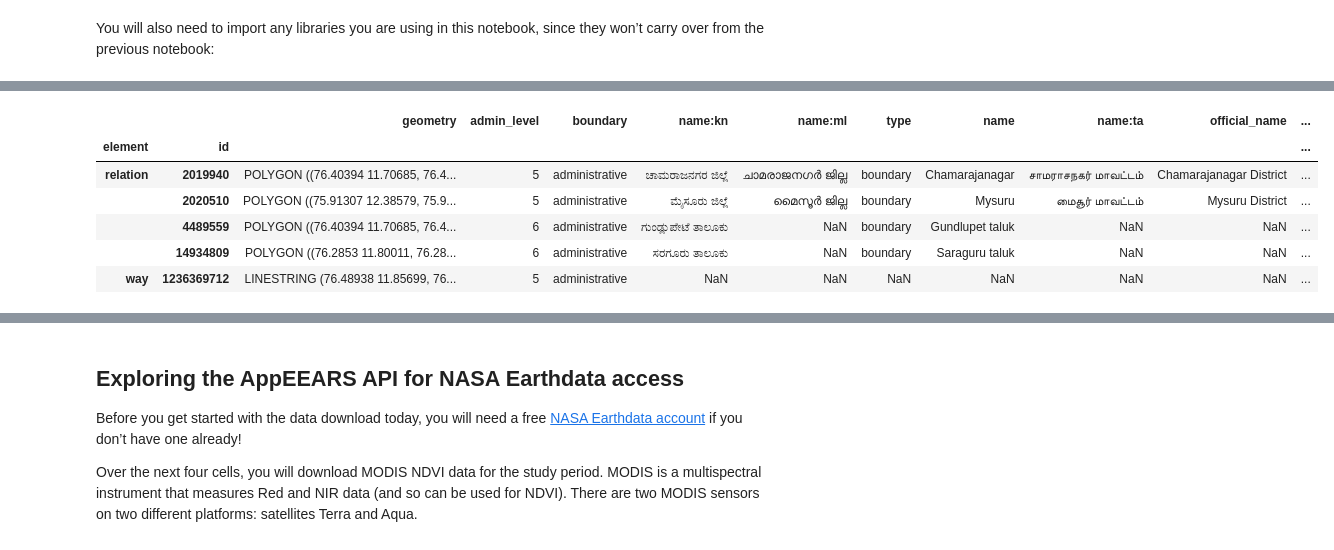
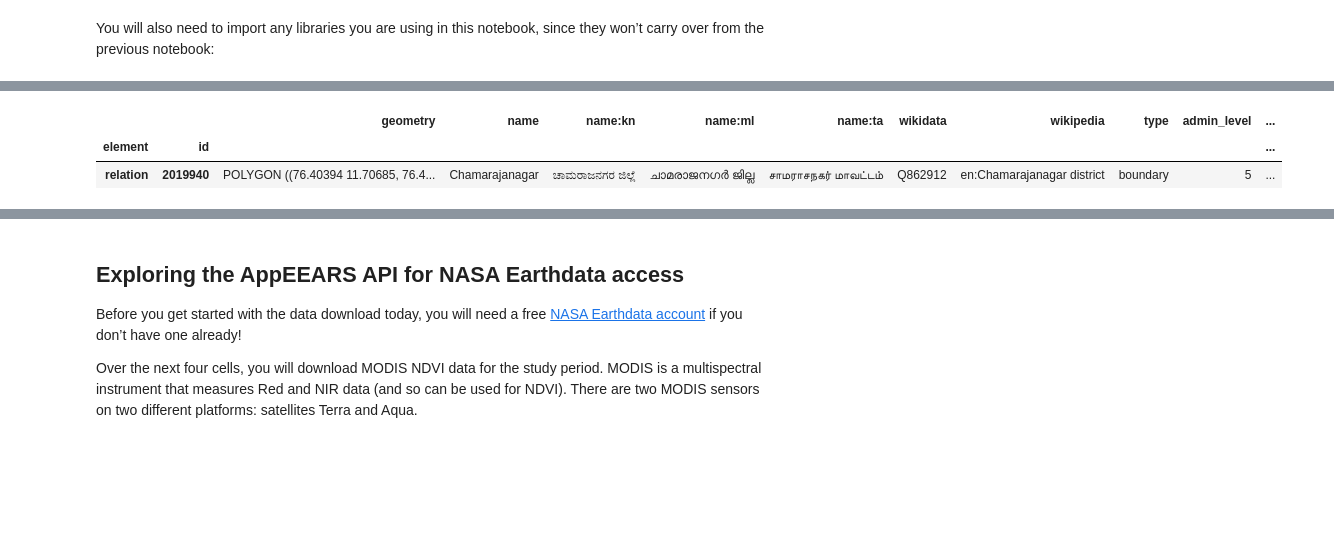
Before and after one commit to git-gauravchakrabarty/02-vegetation-git-gauravchakrabarty, a Jupyter notebook: notebooks/vegetation-92-download-ndvi.ipynb, the cells around one changed output, grey strips where cells are left out. Saved outputs shown, nothing was run; the diff lists cells and outputs as text; code cells hidden in the pictures; blank space fills up the shorter version.

```diff
--- a/notebooks/vegetation-92-download-ndvi.ipynb
+++ b/notebooks/vegetation-92-download-ndvi.ipynb
@@ -52,18 +52,14 @@ os.makedirs(data_dir, exist_ok=True)
 # %%
 # Search for your site
 bandipur_gdf = osm.features_from_address(
     'Bandipur National park, India',
-    {'boundary':'administrative'},
+    {'name':'Chamarajanagar'},
     dist=1000)
 bandipur_gdf
 # %% [output]
-|  |  | geometry | admin_level | boundary | name:kn | name:ml | type | name | name:ta | official_name | ... |
+|  |  | geometry | name | name:kn | name:ml | name:ta | wikidata | wikipedia | type | admin_level | ... |
 | element | id |  |  |  |  |  |  |  |  |  | ... |
-| relation | 2019940 | POLYGON ((76.40394 11.70685, 76.4... | 5 | administrative | ಚಾಮರಾಜನಗರ ಜಿಲ್ಲೆ | ചാമരാജനഗർ ജില്ല | boundary | Chamarajanagar | சாமராசநகர் மாவட்டம் | Chamarajanagar District | ... |
-|  | 2020510 | POLYGON ((75.91307 12.38579, 75.9... | 5 | administrative | ಮೈಸೂರು ಜಿಲ್ಲೆ | മൈസൂർ ജില്ല | boundary | Mysuru | மைசூர் மாவட்டம் | Mysuru District | ... |
-|  | 4489559 | POLYGON ((76.40394 11.70685, 76.4... | 6 | administrative | ಗುಂಡ್ಲುಪೇಟೆ ತಾಲೂಕು | NaN | boundary | Gundlupet taluk | NaN | NaN | ... |
-|  | 14934809 | POLYGON ((76.2853 11.80011, 76.28... | 6 | administrative | ಸರಗೂರು ತಾಲೂಕು | NaN | boundary | Saraguru taluk | NaN | NaN | ... |
-| way | 1236369712 | LINESTRING (76.48938 11.85699, 76... | 5 | administrative | NaN | NaN | NaN | NaN | NaN | NaN | ... |
+| relation | 2019940 | POLYGON ((76.40394 11.70685, 76.4... | Chamarajanagar | ಚಾಮರಾಜನಗರ ಜಿಲ್ಲೆ | ചാമരാജനഗർ ജില്ല | சாமராசநகர் மாவட்டம் | Q862912 | en:Chamarajanagar district | boundary | 5 | ... |
 # %%
 bandipur_gdf.plot()
 # %% [output]
```
Also changed, not shown: parts of 3 cells of this notebook, 3 other files.
